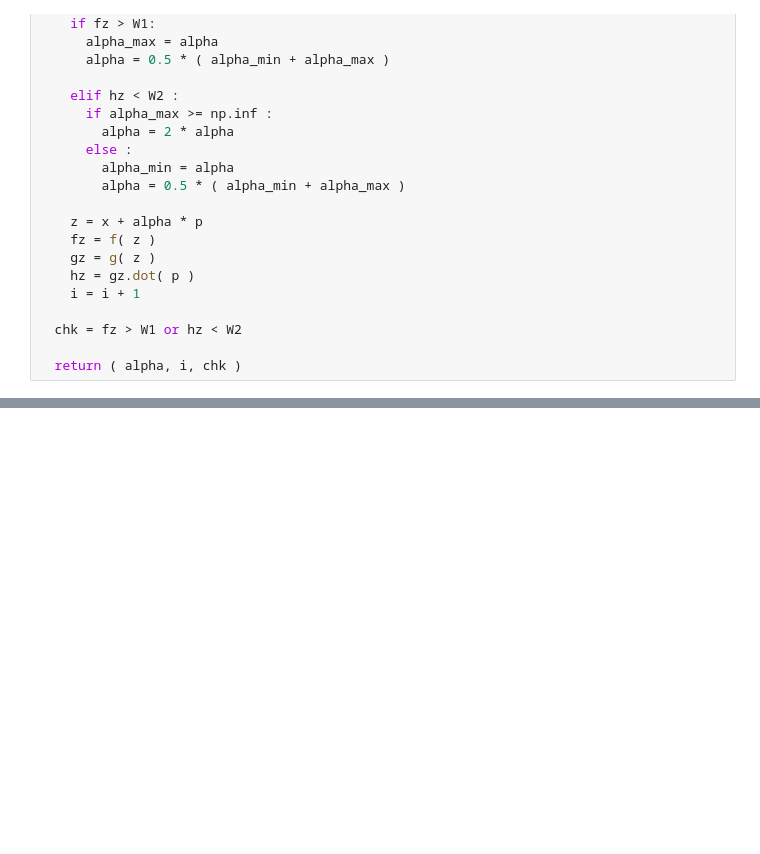
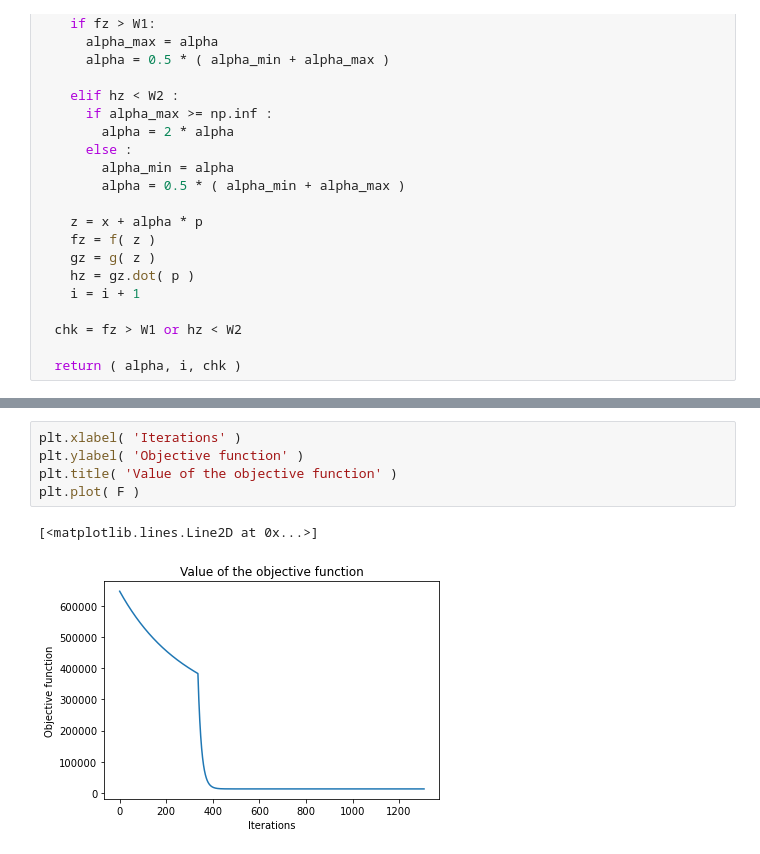
Before and after one commit to Geostatistic/convex_analysis, a Jupyter notebook: jupyter/con_ana_exe_7.ipynb, the cells around one changed output, grey strips where cells are left out. Cells and saved outputs as stored; diff of their text form; blank space fills up the shorter version.

```diff
--- a/jupyter/con_ana_exe_7.ipynb
+++ b/jupyter/con_ana_exe_7.ipynb
@@ -59,0 +243,8 @@ def line_search_wolfe( x, a, p, f, g, c1, c2, m ) :
+# %%
+plt.xlabel( 'Iterations' )
+plt.ylabel( 'Objective function' )
+plt.title( 'Value of the objective function' )
+plt.plot( F )
+# %% [output]
+[<matplotlib.lines.Line2D at 0x...>]
+[figure, added]
```
Also changed, not shown: parts of 14 cells of this notebook.
